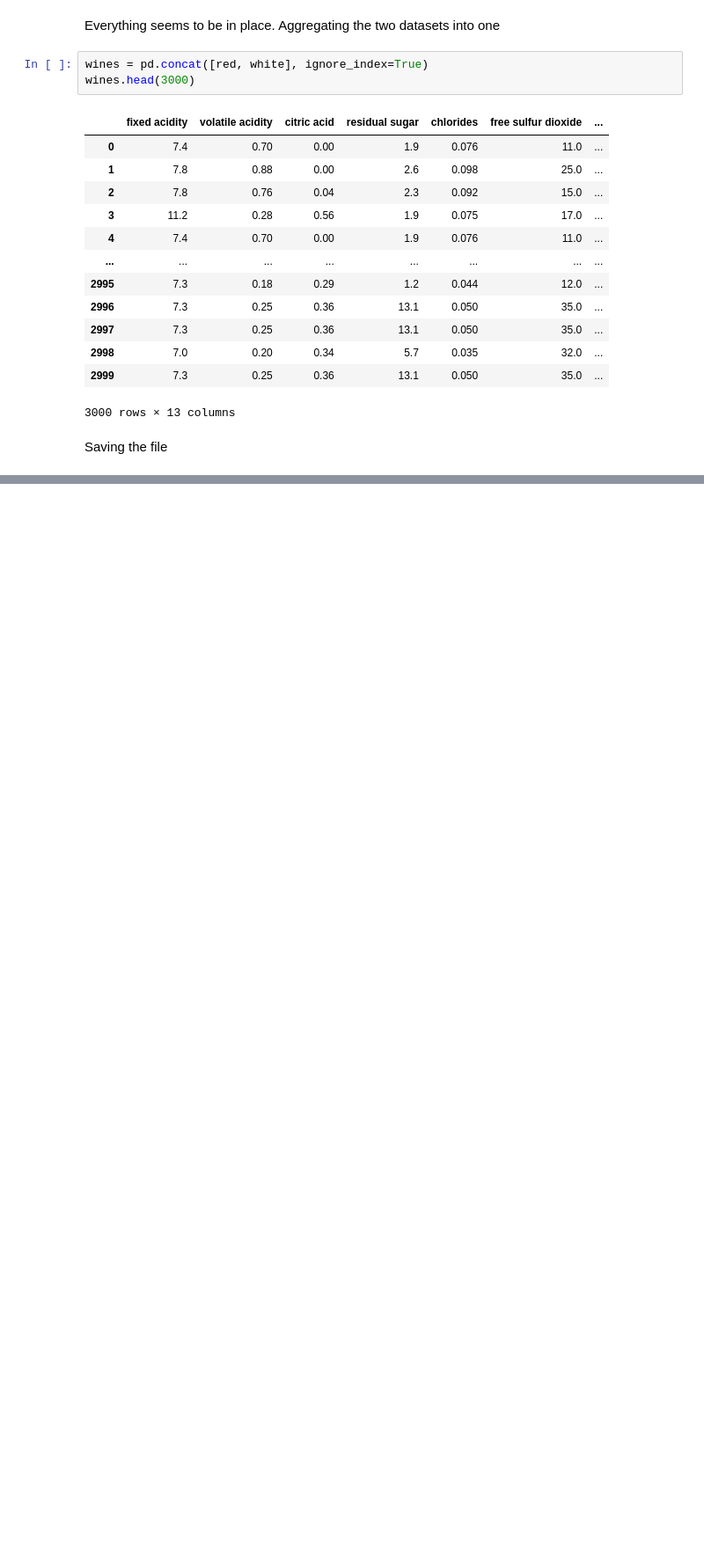
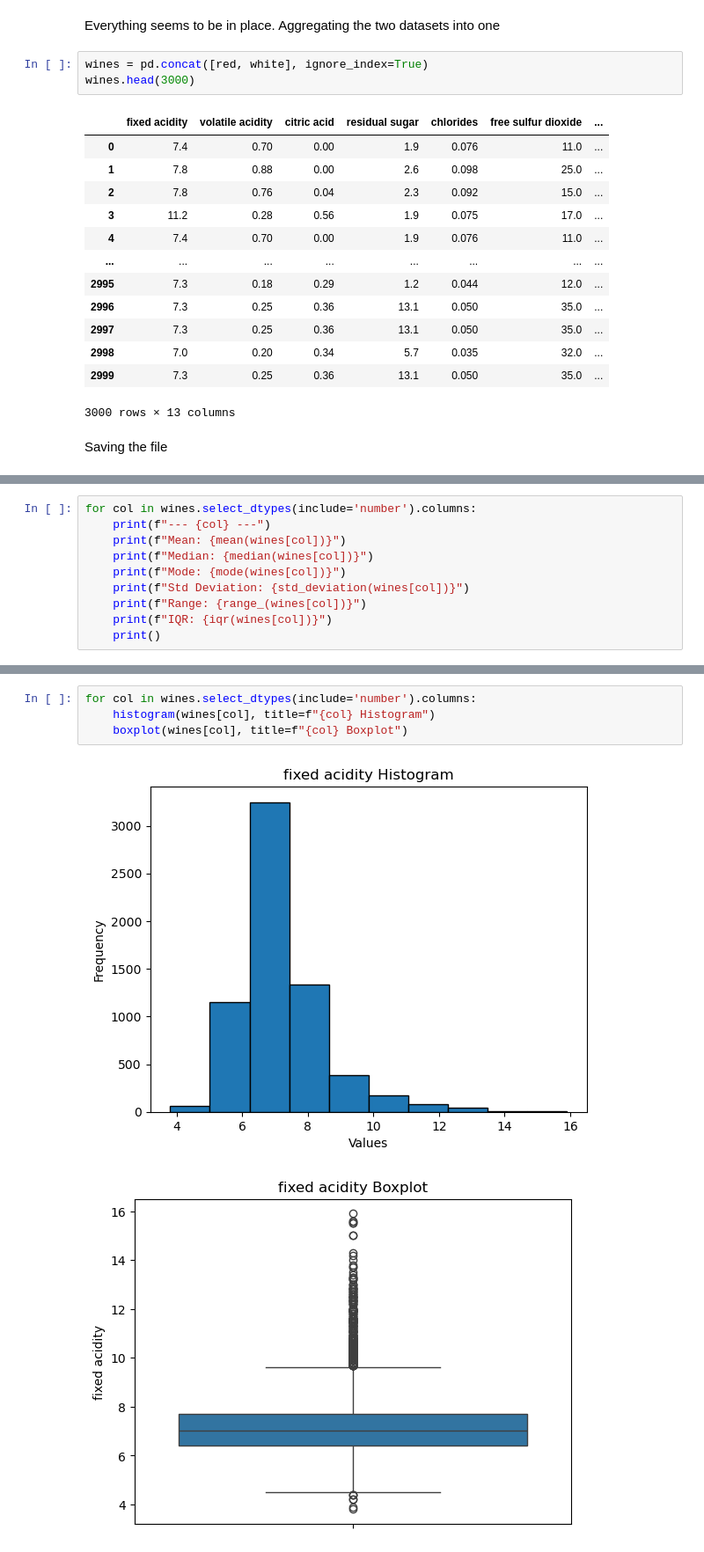
Before and after one commit to Freddo-404/BI-MP2-Wine_group11, a Jupyter notebook: Data.ipynb, the cells around one changed output, grey strips where cells are left out. Shown: that part at 88% size. Saved outputs shown, nothing was run; the diff lists cells and outputs as text; blank space fills up the shorter version.

```diff
--- a/Data.ipynb
+++ b/Data.ipynb
@@ -203,0 +209,10 @@ wines=df.to_excel("Data/wines.xlsx", index=False)
+# %%
+for col in wines.select_dtypes(include='number').columns:
+    print(f"--- {col} ---")
+    print(f"Mean: {mean(wines[col])}")
+    print(f"Median: {median(wines[col])}")
+    print(f"Mode: {mode(wines[col])}")
+    print(f"Std Deviation: {std_deviation(wines[col])}")
+    print(f"Range: {range_(wines[col])}")
+    print(f"IQR: {iqr(wines[col])}")
+    print()
@@ -203,0 +239,7 @@ wines=df.to_excel("Data/wines.xlsx", index=False)
+# %%
+for col in wines.select_dtypes(include='number').columns:
+    histogram(wines[col], title=f"{col} Histogram")
+    boxplot(wines[col], title=f"{col} Boxplot")
+# %% [output]
+[figure, added]
+[figure, added]
```
Also changed, not shown: parts of 12 cells of this notebook, 5 other files.
